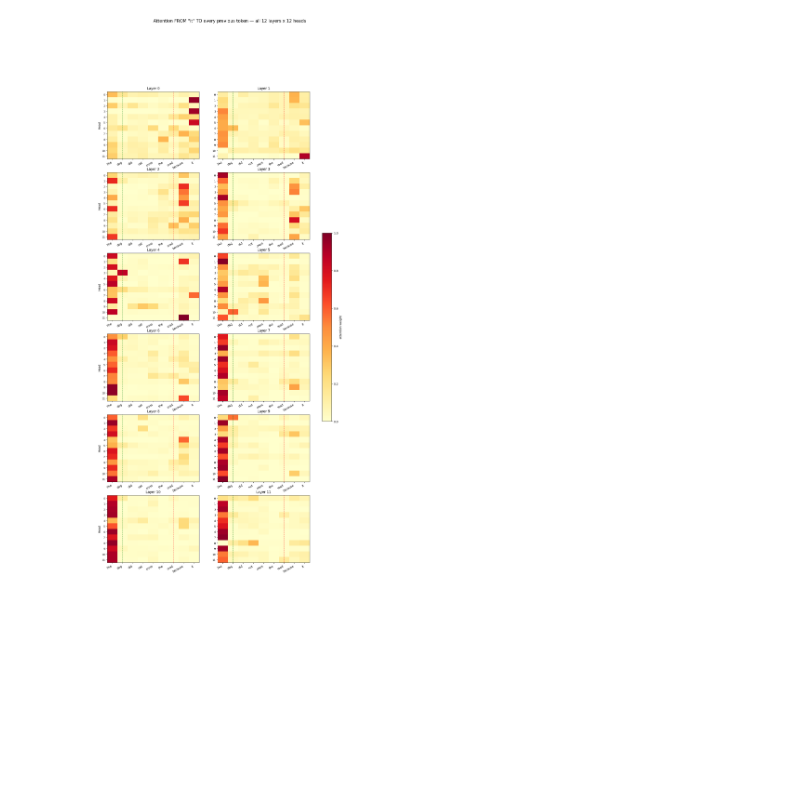
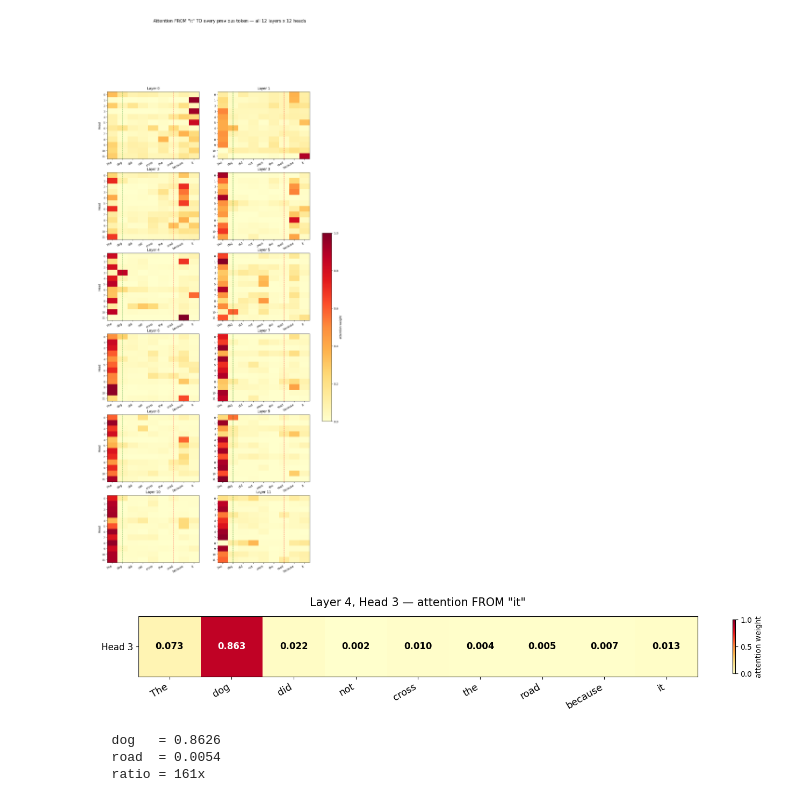
Before and after one commit to busycaesar/Attention_Attention_Everywhere, a Jupyter notebook: QKV.ipynb, the cells around one changed output. Cells and saved outputs as stored; diff of their text form; code cells hidden in the pictures; blank space fills up the shorter version.

```diff
--- a/QKV.ipynb
+++ b/QKV.ipynb
@@ -324,3 +324,39 @@ plt.savefig('all_layers_heatmap.png', dpi=140, bbox_inches='tight')
 plt.show()
 # %% [output]
 [figure]
+# %%
+import numpy as np, matplotlib.pyplot as plt
+
+LAYER, HEAD = 4, 3
+
+prior = list(range(it_idx + 1))
+names = [tokens[i].strip() for i in prior]
+
+w = outputs.attentions[LAYER][0][HEAD][it_idx][:len(prior)].detach().numpy()
+
+fig, ax = plt.subplots(figsize=(14, 2.4))
+im = ax.imshow(w[np.newaxis, :], aspect='auto', cmap='YlOrRd', vmin=0, vmax=1)
+
+ax.set_xticks(range(len(prior)))
+ax.set_xticklabels(names, rotation=30, ha='right', fontsize=13)
+ax.set_yticks([0]); ax.set_yticklabels([f'Head {HEAD}'], fontsize=12)
+ax.set_title(f'Layer {LAYER}, Head {HEAD} — attention FROM "it"', fontsize=15, pad=14)
+
+for i, v in enumerate(w):
+    ax.text(i, 0, f'{v:.3f}', ha='center', va='center',
+            fontsize=12, fontweight='bold',
+            color='white' if v > 0.5 else 'black')
+
+plt.colorbar(im, ax=ax, label='attention weight', shrink=0.9)
+plt.tight_layout()
+plt.savefig(f'layer{LAYER}_head{HEAD}.png', dpi=150, bbox_inches='tight')
+plt.show()
+
+print(f'  dog   = {w[dog_idx]:.4f}')
+print(f'  road  = {w[road_idx]:.4f}')
+print(f'  ratio = {w[dog_idx]/w[road_idx]:.0f}x')
+# %% [output]
+[figure, added]
+  dog   = 0.8626
+  road  = 0.0054
+  ratio = 161x
```
